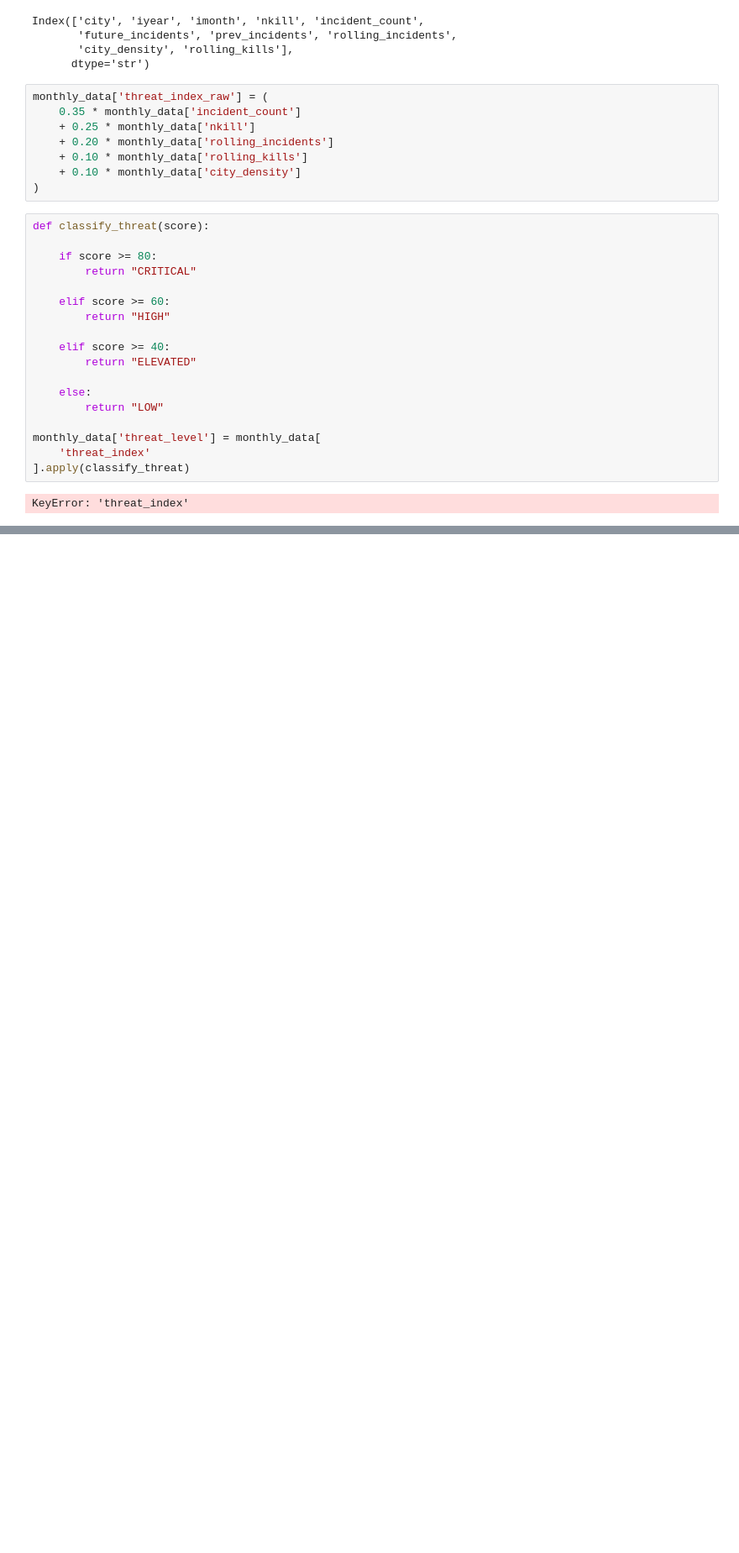
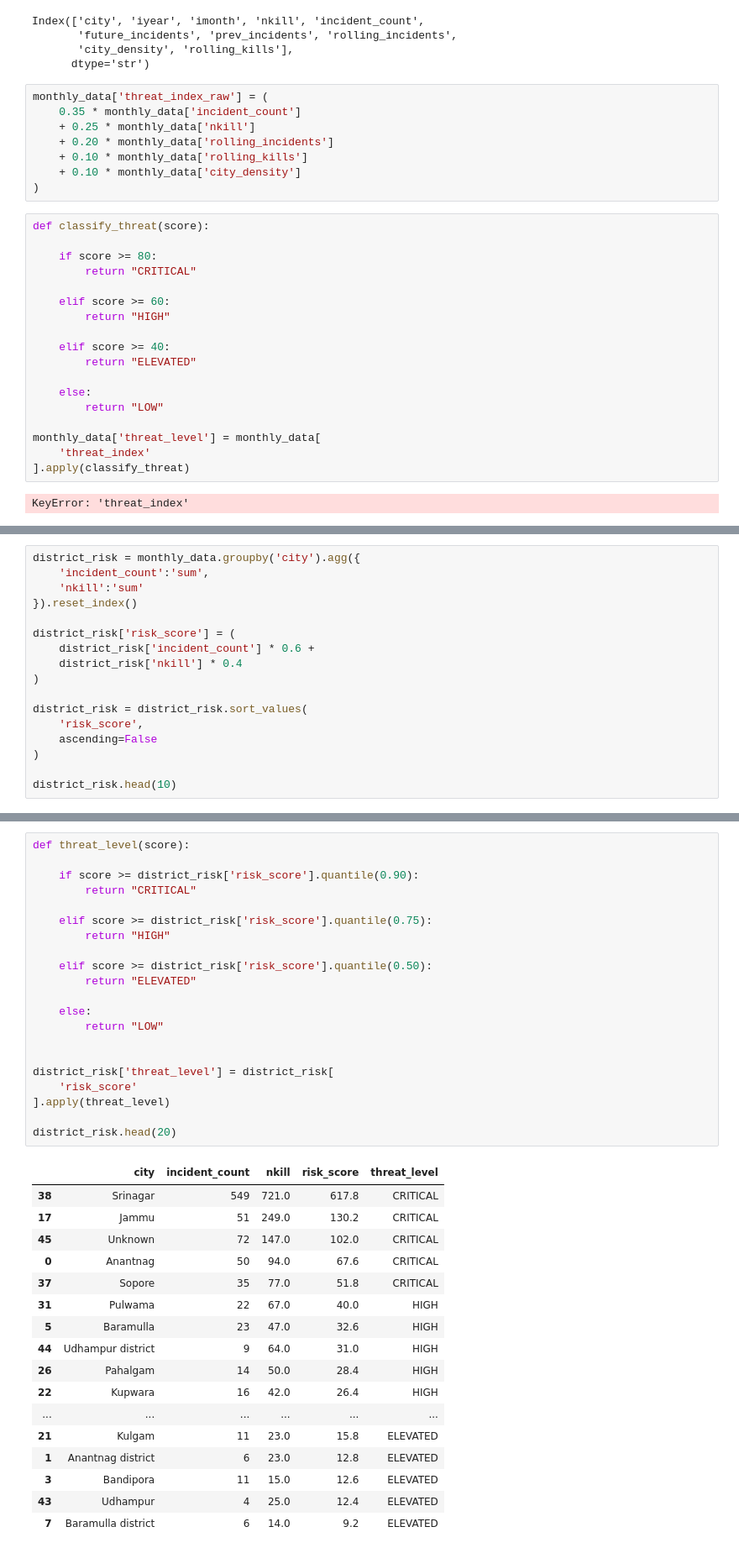
Before and after one commit to aajbelga/TRINETRA, a Jupyter notebook: notebooks/data_cleaning.ipynb, the cells around one changed output, grey strips where cells are left out. Shown at 84% size. Saved outputs shown, nothing was run; the diff lists cells and outputs as text; blank space fills up the shorter version.

Commit message:
Implement district risk scoring and threat classification

```diff
--- a/notebooks/data_cleaning.ipynb
+++ b/notebooks/data_cleaning.ipynb
@@ -1118,0 +1188,17 @@ KeyError: 'threat_index'
+# %%
+district_risk = monthly_data.groupby('city').agg({
+    'incident_count':'sum',
+    'nkill':'sum'
+}).reset_index()
+
+district_risk['risk_score'] = (
+    district_risk['incident_count'] * 0.6 +
+    district_risk['nkill'] * 0.4
+)
+
+district_risk = district_risk.sort_values(
+    'risk_score',
+    ascending=False
+)
+
+district_risk.head(10)
@@ -1118,0 +1246,39 @@ KeyError: 'threat_index'
+# %%
+def threat_level(score):
+
+    if score >= district_risk['risk_score'].quantile(0.90):
+        return "CRITICAL"
+
+    elif score >= district_risk['risk_score'].quantile(0.75):
+        return "HIGH"
+
+    elif score >= district_risk['risk_score'].quantile(0.50):
+        return "ELEVATED"
+
+    else:
+        return "LOW"
+
+
+district_risk['threat_level'] = district_risk[
+    'risk_score'
+].apply(threat_level)
+
+district_risk.head(20)
+# %% [output]
+|  | city | incident_count | nkill | risk_score | threat_level |
+| 38 | Srinagar | 549 | 721.0 | 617.8 | CRITICAL |
+| 17 | Jammu | 51 | 249.0 | 130.2 | CRITICAL |
+| 45 | Unknown | 72 | 147.0 | 102.0 | CRITICAL |
+| 0 | Anantnag | 50 | 94.0 | 67.6 | CRITICAL |
+| 37 | Sopore | 35 | 77.0 | 51.8 | CRITICAL |
+| 31 | Pulwama | 22 | 67.0 | 40.0 | HIGH |
+| 5 | Baramulla | 23 | 47.0 | 32.6 | HIGH |
+| 44 | Udhampur district | 9 | 64.0 | 31.0 | HIGH |
+| 26 | Pahalgam | 14 | 50.0 | 28.4 | HIGH |
+| 22 | Kupwara | 16 | 42.0 | 26.4 | HIGH |
+| ... | ... | ... | ... | ... | ... |
+| 21 | Kulgam | 11 | 23.0 | 15.8 | ELEVATED |
+| 1 | Anantnag district | 6 | 23.0 | 12.8 | ELEVATED |
+| 3 | Bandipora | 11 | 15.0 | 12.6 | ELEVATED |
+| 43 | Udhampur | 4 | 25.0 | 12.4 | ELEVATED |
+| 7 | Baramulla district | 6 | 14.0 | 9.2 | ELEVATED |
```
Also changed, not shown: parts of 16 cells of this notebook, 1 other file.
